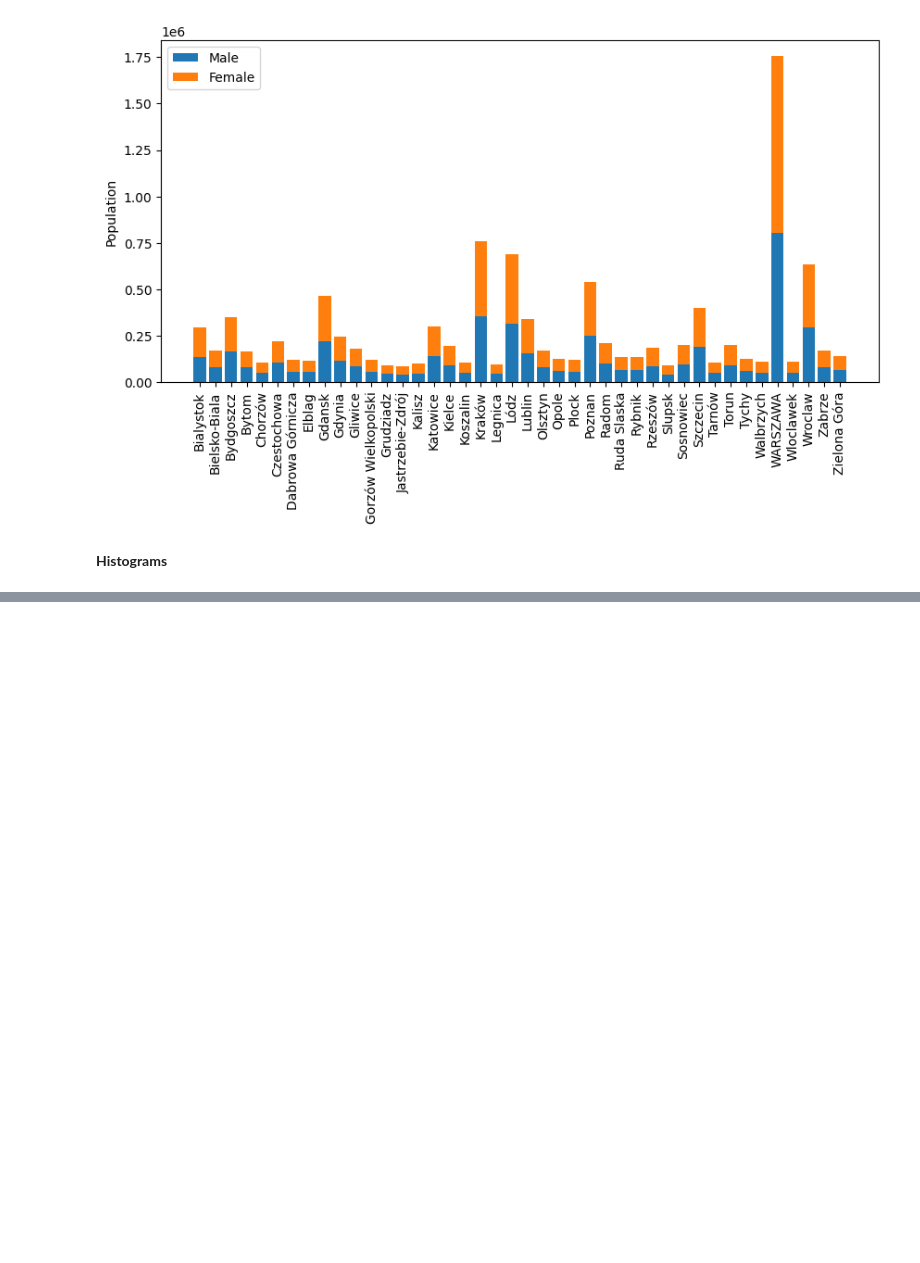
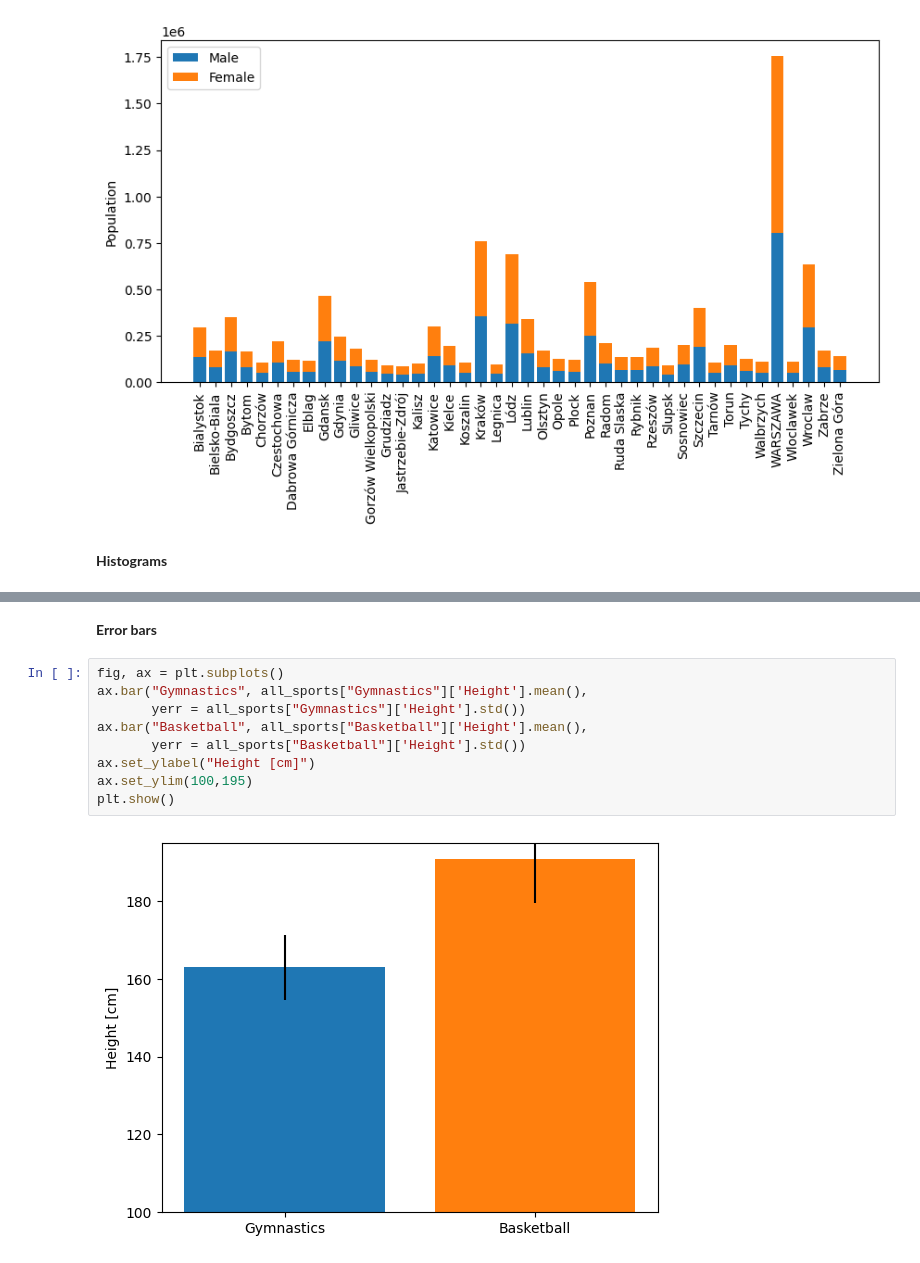
Before and after one commit to ANUVAMAON/KurzDataScienceCZ6, a Jupyter notebook: 06_data_visualisation/01.ipynb, the cells around one changed output, grey strips where cells are left out. Drawn from its saved outputs; the diff is of its cells as text; blank space fills up the shorter version.

```diff
--- a/06_data_visualisation/01.ipynb
+++ b/06_data_visualisation/01.ipynb
@@ -378,3 +386,16 @@ ax.set_ylabel('# of observations')
 plt.show()
 # %% [output]
 [figure]
+# %% [markdown]
+**Error bars**
+# %%
+fig, ax = plt.subplots()
+ax.bar("Gymnastics", all_sports["Gymnastics"]['Height'].mean(),
+       yerr = all_sports["Gymnastics"]['Height'].std())
+ax.bar("Basketball", all_sports["Basketball"]['Height'].mean(),
+       yerr = all_sports["Basketball"]['Height'].std())
+ax.set_ylabel("Height [cm]")
+ax.set_ylim(100,195)
+plt.show()
+# %% [output]
+[figure, added]
```
Also changed, not shown: parts of 50 cells of this notebook, 1 other file.
